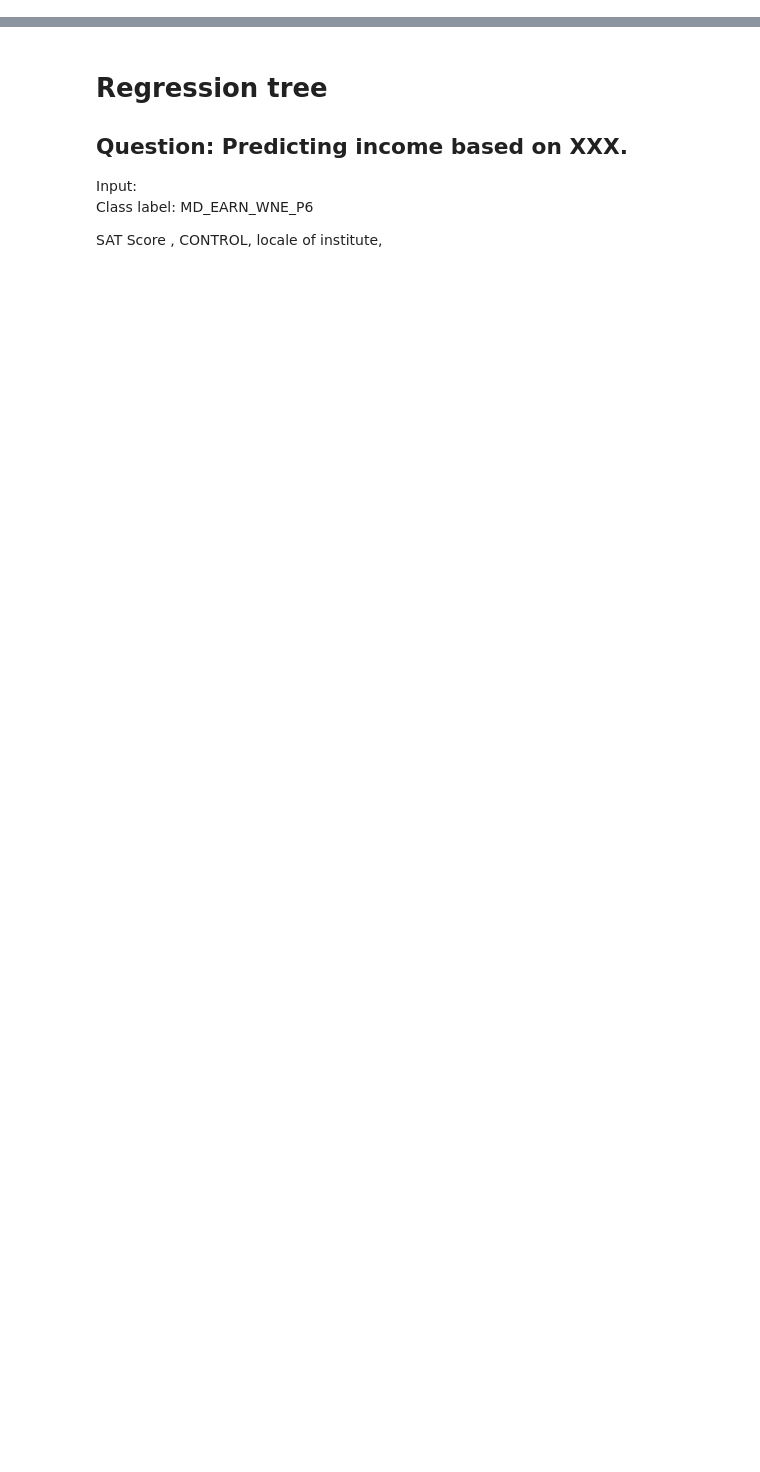
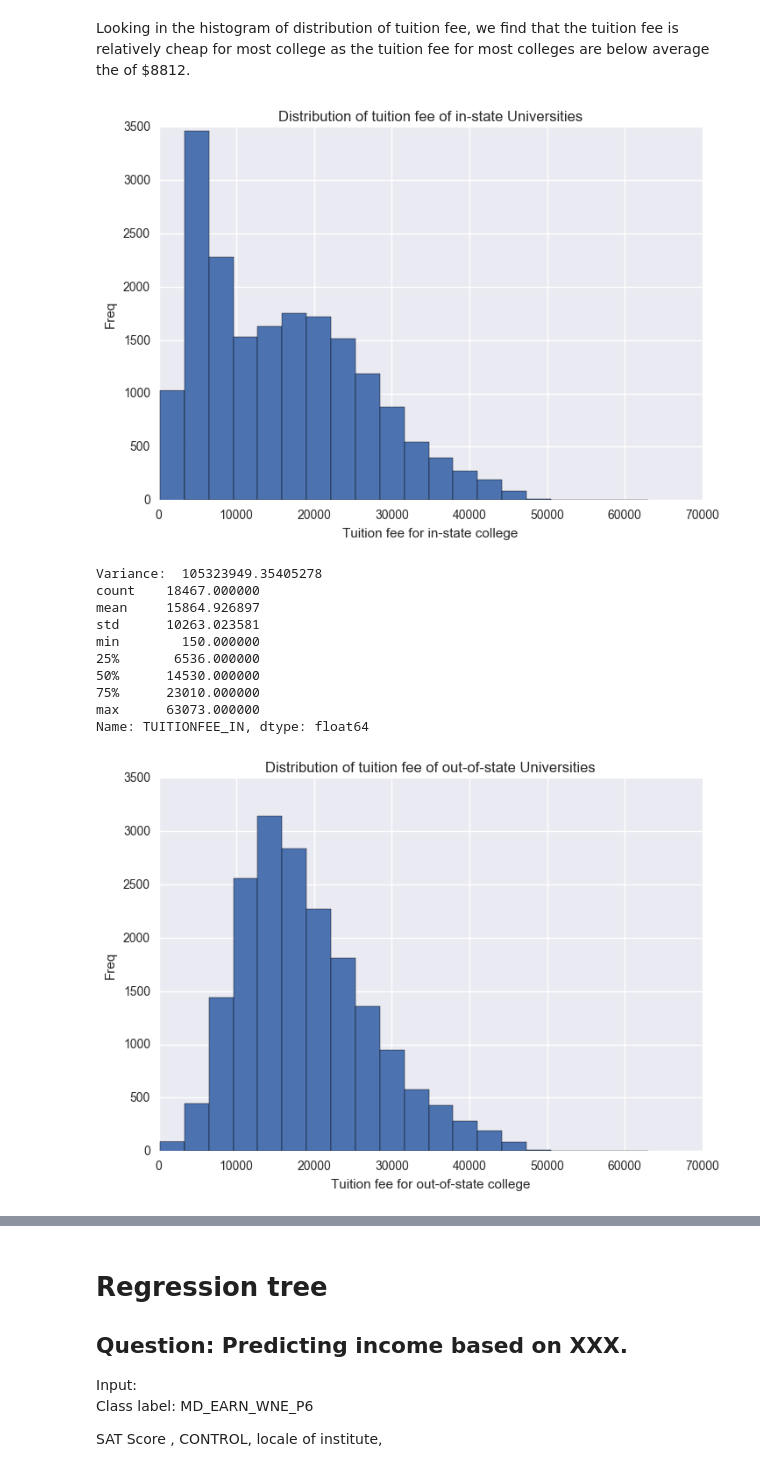
Before and after one commit to DarrylCheng/US-Dept-of-Education-College-Scorecard, a Jupyter notebook: US Dept of Education - College Scorecard.ipynb, the cells around one changed output, grey strips where cells are left out. Drawn from its saved outputs; the diff is of its cells as text; code cells hidden in the pictures; blank space fills up the shorter version.

```diff
--- a/US Dept of Education - College Scorecard.ipynb
+++ b/US Dept of Education - College Scorecard.ipynb
@@ -17,0 +126,35 @@ df_copy = data.copy()
+# %% [markdown]
+Looking in the histogram of distribution of tuition fee, we find that the tuition fee is relatively cheap for most college as the tuition fee for most colleges are below average the of $8812.
+# %%
+variable_to_check = "TUITIONFEE_IN"
+dfplt = cleanVariable(variable_to_check)
+plt.hist(dfplt[variable_to_check], bins=20)
+plt.xlabel("Tuition fee for in-state college")
+plt.ylabel("Freq")
+plt.title("Distribution of tuition fee of in-state Universities")
+plt.show()
+print("Variance: ", np.var(dfplt[variable_to_check]))
+print(dfplt[variable_to_check].describe())
+
+variable_to_check = "TUITIONFEE_OUT"
+dfplt = cleanVariable(variable_to_check)
+plt.hist(dfplt[variable_to_check], bins=20)
+plt.xlabel("Tuition fee for out-of-state college")
+plt.ylabel("Freq")
+plt.title("Distribution of tuition fee of out-of-state Universities")
+plt.show()
+print("Variance: ", np.var(dfplt[variable_to_check]))
+print(dfplt[variable_to_check].describe())
+# %% [output]
+[figure, added]
+Variance:  105323949.35405278
+count    18467.000000
+mean     15864.926897
+std      10263.023581
+min        150.000000
+25%       6536.000000
+50%      14530.000000
+75%      23010.000000
+max      63073.000000
+Name: TUITIONFEE_IN, dtype: float64
+[figure, added]
```
Also changed, not shown: parts of 43 cells of this notebook.
